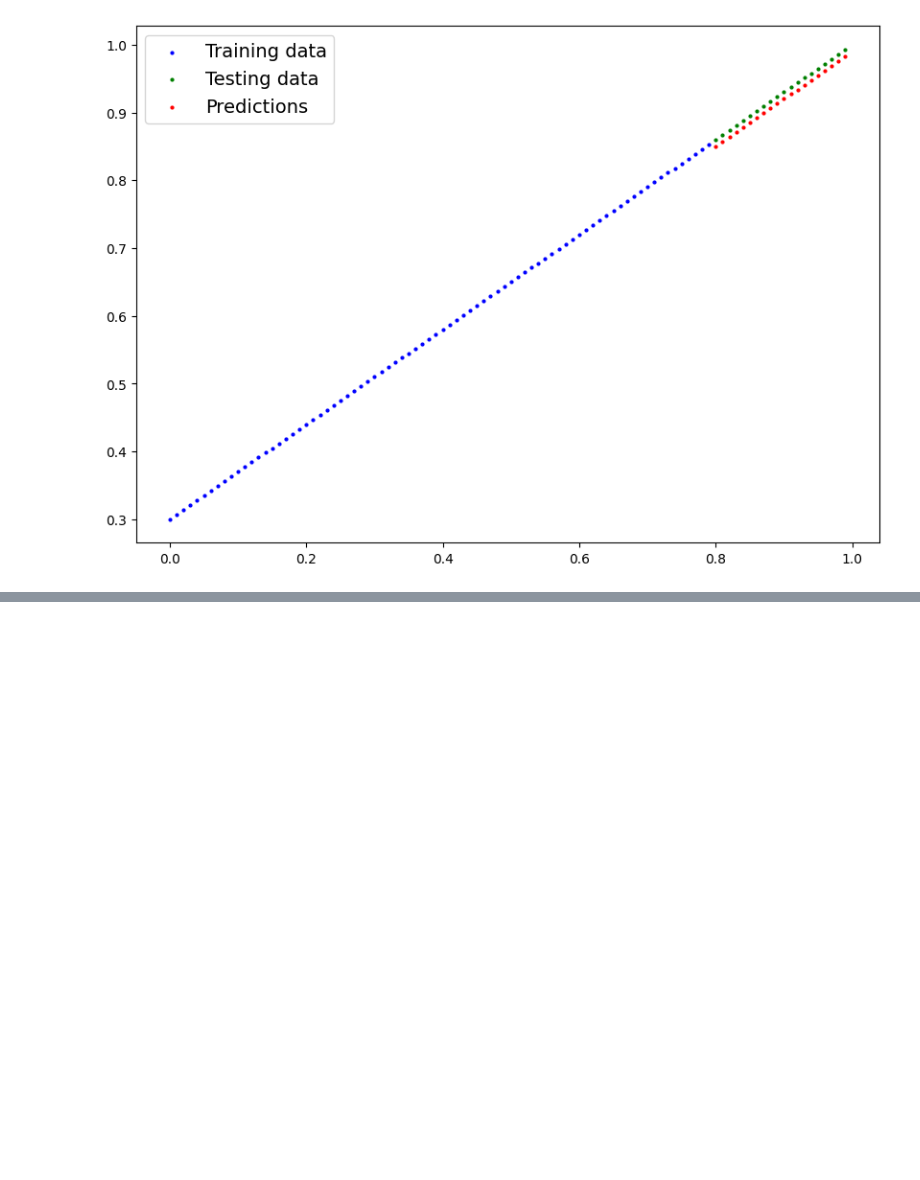
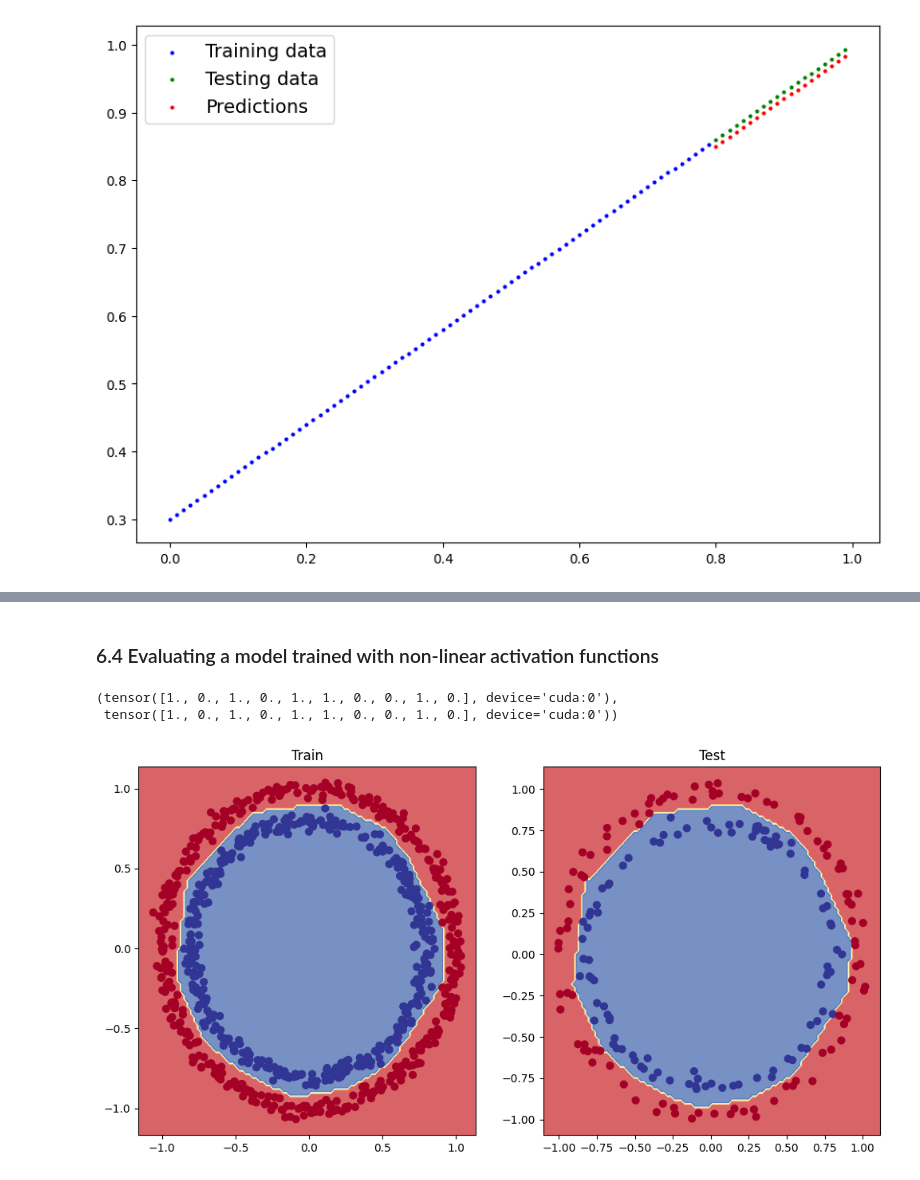
Before and after one commit to habonimana/PyTorch-for-Deep-Learning, a Jupyter notebook: 02_pytorch_classification.ipynb, the cells around one changed output, grey strips where cells are left out. Cells and saved outputs as stored; diff of their text form; code cells hidden in the pictures; blank space fills up the shorter version.

```diff
--- a/02_pytorch_classification.ipynb
+++ b/02_pytorch_classification.ipynb
@@ -757,0 +769,8 @@ plot_predictions(train_data=X_train_reg.cpu(), train_labels=y_train_reg.cpu(),
+# %%
+# Make and plot data
+import matplotlib.pyplot as plt
+from sklearn.datasets import make_circles
+
+n_samples = 1000
+X, y = make_circles(n_samples, noise=0.03, random_state=42)
+plt.scatter(X[:,0], X[:,1], c=y, cmap=plt.cm.RdYlBu);
@@ -757,0 +809,20 @@ plot_predictions(train_data=X_train_reg.cpu(), train_labels=y_train_reg.cpu(),
+# %%
+# Build a model with non-linear activation functions
+
+from torch import nn
+
+class CircleModelV2(nn.Module):
+    def __init__(self, *args, **kwargs) -> None:
+        super().__init__(*args, **kwargs)
+        self.layer1 = nn.Linear(in_features=2, out_features=10)
+        self.layer2 = nn.Linear(in_features=10, out_features=20)
+        self.layer3 = nn.Linear(in_features=20, out_features=10)
+        self.layer4 = nn.Linear(in_features=10, out_features=1)
+        self.relu   = nn.ReLU() # relu is a non-linear activation function
+
+    def forward(self, x):
+        # where should do we put our non-linear activation function
+        return self.layer4(self.relu(self.layer3(self.relu(self.layer2(self.relu(self.layer1(x)))))))
+
+model_3 = CircleModelV2().to(device)
+model_3
@@ -757,0 +837,4 @@ plot_predictions(train_data=X_train_reg.cpu(), train_labels=y_train_reg.cpu(),
+# %%
+loss_fn = nn.BCEWithLogitsLoss()
+optimizer = torch.optim.SGD(model_3.parameters(),
+                            lr = 0.1)
@@ -757,0 +908,25 @@ plot_predictions(train_data=X_train_reg.cpu(), train_labels=y_train_reg.cpu(),
+# %% [markdown]
+### 6.4 Evaluating a model trained with non-linear activation functions
+# %%
+# Make Predictions
+model_3.eval()
+with torch.inference_mode():
+    y_preds = torch.round(torch.sigmoid(model_3(X_test))).squeeze()
+
+y_preds[:10], y_test[:10]
+# %% [output]
+(tensor([1., 0., 1., 0., 1., 1., 0., 0., 1., 0.], device='cuda:0'),
+ tensor([1., 0., 1., 0., 1., 1., 0., 0., 1., 0.], device='cuda:0'))
+# %%
+# Plot decision boundary of the model
+# Train
+plt.figure(figsize=(12, 6))
+plt.subplot(1,2,1)
+plt.title("Train")
+plot_decision_boundary(model_3, X_train, y_train)
+
+plt.subplot(1,2,2)
+plt.title("Test")
+plot_decision_boundary(model_3, X_test, y_test)
+# %% [output]
+[figure, added]
```
Also changed, not shown: parts of 19 cells of this notebook.
